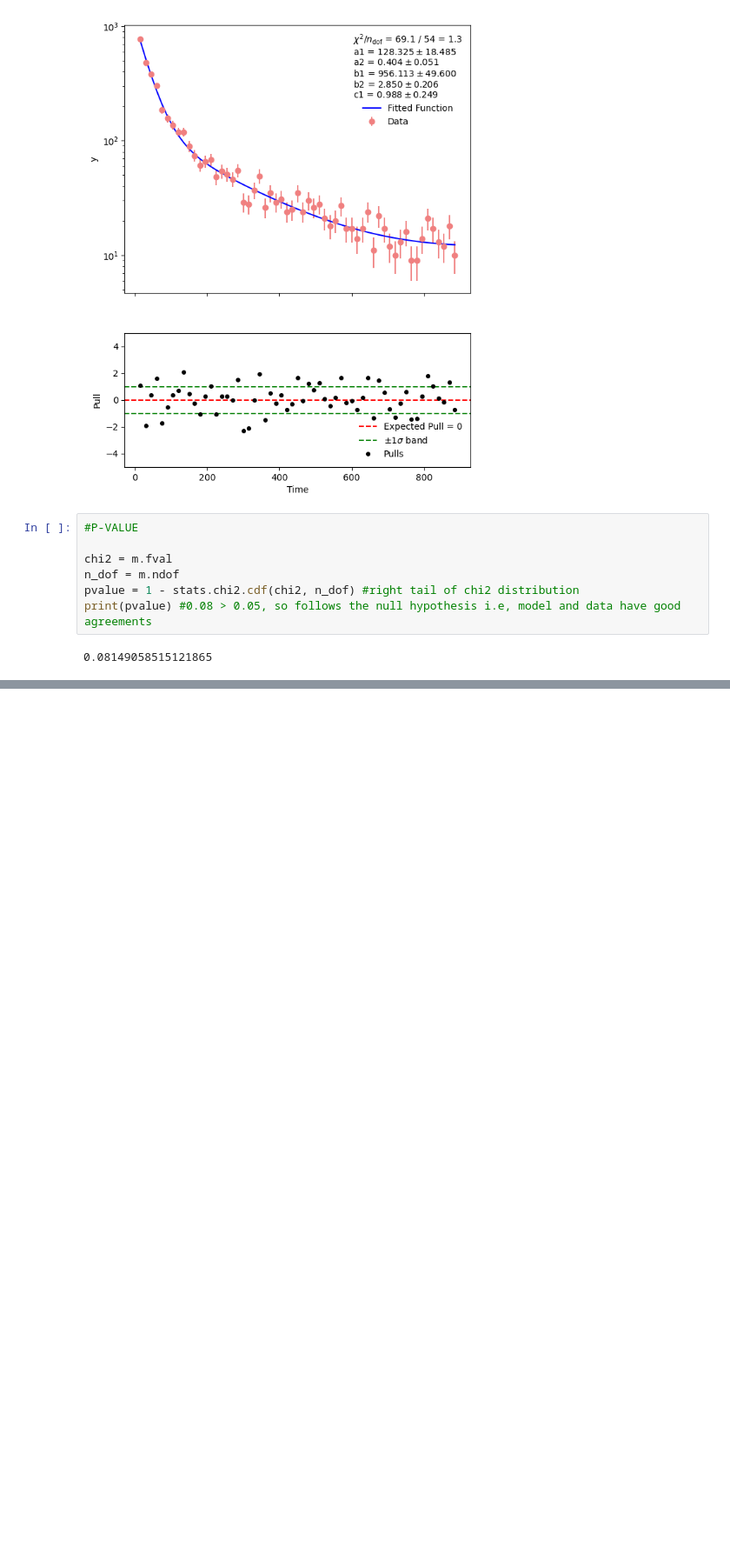
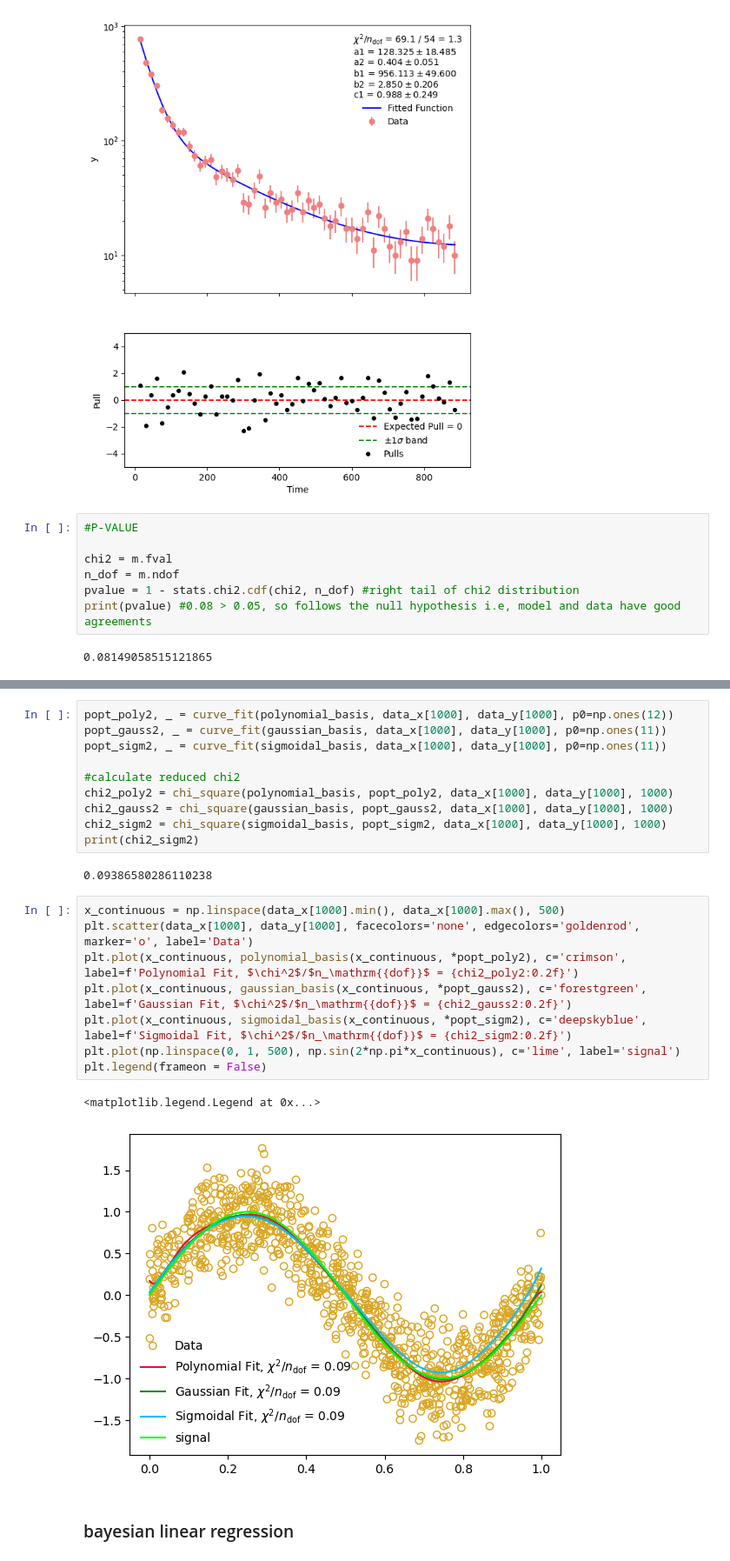
Before and after one commit to labani-01/PHY657, a Jupyter notebook: Module_3/ Module-3.ipynb, the cells around one changed output, grey strips where cells are left out. Shown at 87% size. Cells and saved outputs as stored; diff of their text form; blank space fills up the shorter version.

```diff
--- a/Module_3/ Module-3.ipynb
+++ b/Module_3/ Module-3.ipynb
@@ -185,0 +244,25 @@ print(pvalue) #0.08 > 0.05, so follows the null hypothesis i.e, model and data h
+# %%
+popt_poly2, _ = curve_fit(polynomial_basis, data_x[1000], data_y[1000], p0=np.ones(12))
+popt_gauss2, _ = curve_fit(gaussian_basis, data_x[1000], data_y[1000], p0=np.ones(11))
+popt_sigm2, _ = curve_fit(sigmoidal_basis, data_x[1000], data_y[1000], p0=np.ones(11))
+
+#calculate reduced chi2
+chi2_poly2 = chi_square(polynomial_basis, popt_poly2, data_x[1000], data_y[1000], 1000)
+chi2_gauss2 = chi_square(gaussian_basis, popt_gauss2, data_x[1000], data_y[1000], 1000)
+chi2_sigm2 = chi_square(sigmoidal_basis, popt_sigm2, data_x[1000], data_y[1000], 1000)
+print(chi2_sigm2)
+# %% [output]
+0.09386580286110238
+# %%
+x_continuous = np.linspace(data_x[1000].min(), data_x[1000].max(), 500)
+plt.scatter(data_x[1000], data_y[1000], facecolors='none', edgecolors='goldenrod', marker='o', label='Data')
+plt.plot(x_continuous, polynomial_basis(x_continuous, *popt_poly2), c='crimson', label=f'Polynomial Fit, $\chi^2$/$n_\mathrm{{dof}}$ = {chi2_poly2:0.2f}')
+plt.plot(x_continuous, gaussian_basis(x_continuous, *popt_gauss2), c='forestgreen', label=f'Gaussian Fit, $\chi^2$/$n_\mathrm{{dof}}$ = {chi2_gauss2:0.2f}')
+plt.plot(x_continuous, sigmoidal_basis(x_continuous, *popt_sigm2), c='deepskyblue', label=f'Sigmoidal Fit, $\chi^2$/$n_\mathrm{{dof}}$ = {chi2_sigm2:0.2f}')
+plt.plot(np.linspace(0, 1, 500), np.sin(2*np.pi*x_continuous), c='lime', label='signal')
+plt.legend(frameon = False)
+# %% [output]
+<matplotlib.legend.Legend at 0x...>
+[figure, added]
+# %% [markdown]
+### bayesian linear regression
```
Also changed, not shown: parts of 16 cells of this notebook, 3 other files.
